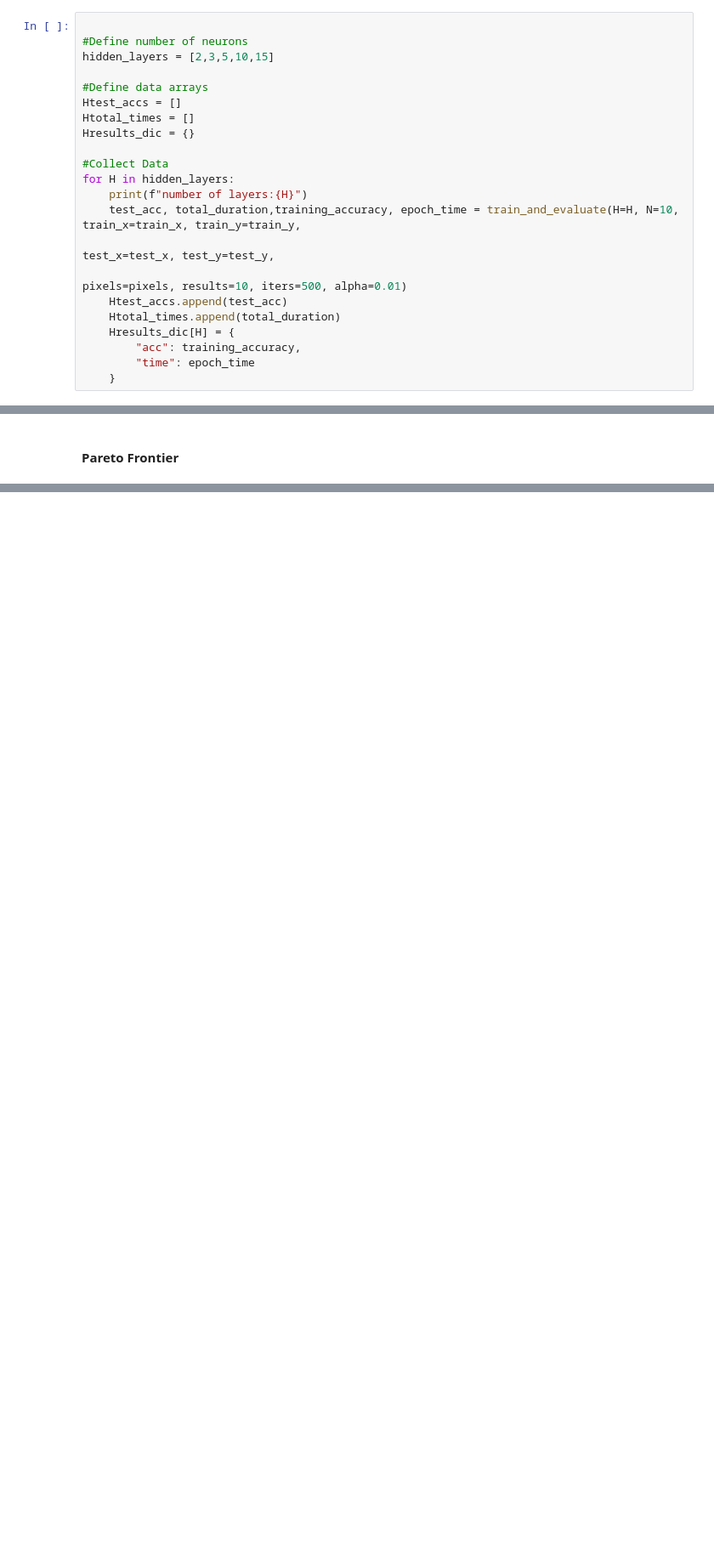
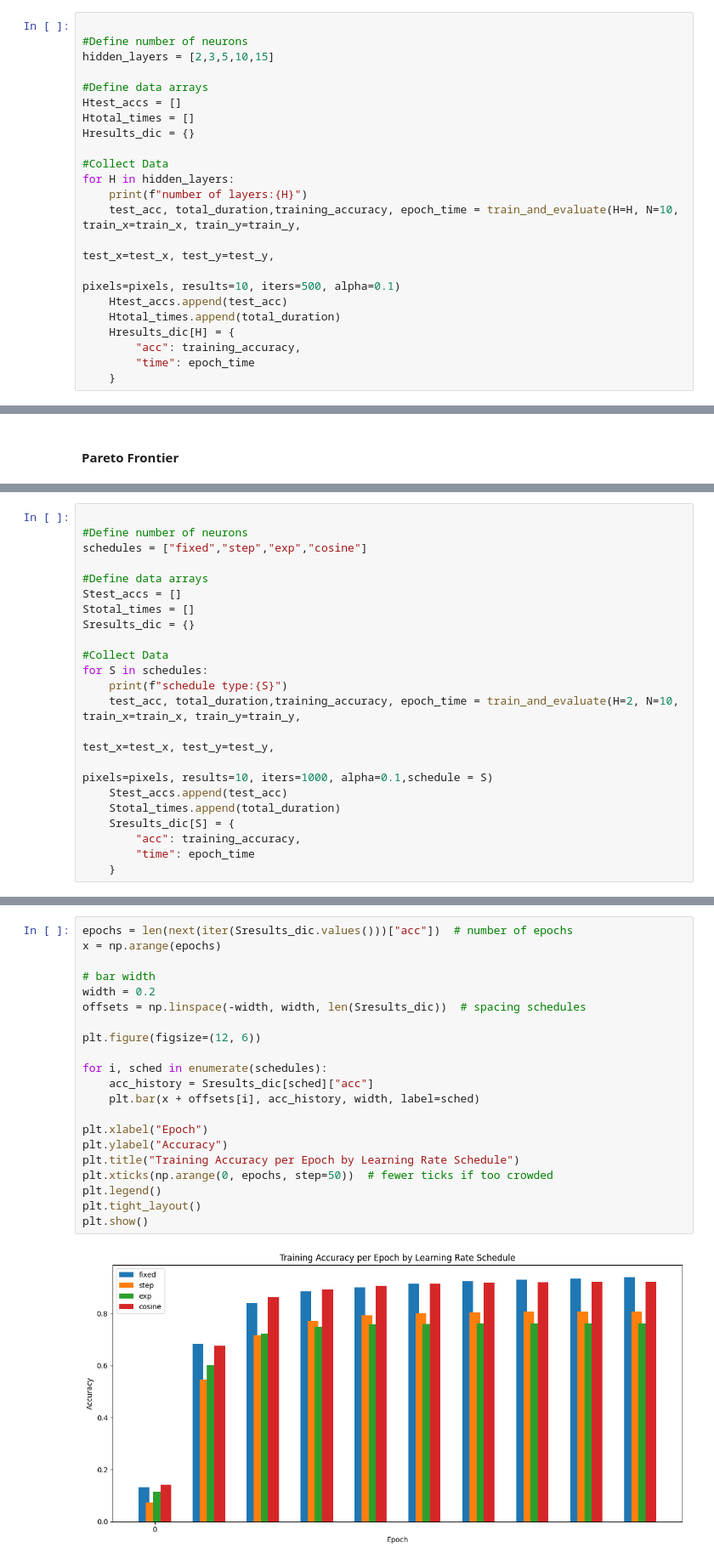
Before and after one commit to Featherless-bipod/variableMLP, a Jupyter notebook: src/main2.ipynb, the cells around one changed output, grey strips where cells are left out. Shown at 85% size. Cells and saved outputs as stored; diff of their text form; blank space fills up the shorter version.

```diff
--- a/src/main2.ipynb
+++ b/src/main2.ipynb
@@ -137,7 +134,7 @@ for H in hidden_layers:
     print(f"number of layers:{H}")
     test_acc, total_duration,training_accuracy, epoch_time = train_and_evaluate(H=H, N=10, train_x=train_x, train_y=train_y,
                                                                                         test_x=test_x, test_y=test_y,
-                                                                                        pixels=pixels, results=10, iters=500, alpha=0.01)
+                                                                                        pixels=pixels, results=10, iters=500, alpha=0.1)
     Htest_accs.append(test_acc)
     Htotal_times.append(total_duration)
     Hresults_dic[H] = {
@@ -318,0 +307,22 @@ Text(0.5, 1.0, 'Accuracy vs Training Time (Pareto Frontier)')
+# %%
+
+#Define number of neurons
+schedules = ["fixed","step","exp","cosine"]
+
+#Define data arrays
+Stest_accs = []
+Stotal_times = []
+Sresults_dic = {}
+
+#Collect Data
+for S in schedules:
+    print(f"schedule type:{S}")
+    test_acc, total_duration,training_accuracy, epoch_time = train_and_evaluate(H=2, N=10, train_x=train_x, train_y=train_y,
+                                                                                        test_x=test_x, test_y=test_y,
+                                                                                        pixels=pixels, results=10, iters=1000, alpha=0.1,schedule = S)
+    Stest_accs.append(test_acc)
+    Stotal_times.append(total_duration)
+    Sresults_dic[S] = {
+        "acc": training_accuracy,
+        "time": epoch_time
+    }
@@ -318,0 +349,23 @@ Text(0.5, 1.0, 'Accuracy vs Training Time (Pareto Frontier)')
+# %%
+epochs = len(next(iter(Sresults_dic.values()))["acc"])  # number of epochs
+x = np.arange(epochs)
+
+# bar width
+width = 0.2
+offsets = np.linspace(-width, width, len(Sresults_dic))  # spacing schedules
+
+plt.figure(figsize=(12, 6))
+
+for i, sched in enumerate(schedules):
+    acc_history = Sresults_dic[sched]["acc"]
+    plt.bar(x + offsets[i], acc_history, width, label=sched)
+
+plt.xlabel("Epoch")
+plt.ylabel("Accuracy")
+plt.title("Training Accuracy per Epoch by Learning Rate Schedule")
+plt.xticks(np.arange(0, epochs, step=50))  # fewer ticks if too crowded
+plt.legend()
+plt.tight_layout()
+plt.show()
+# %% [output]
+[figure, added]
```
Also changed, not shown: parts of 13 cells of this notebook, 2 other files.
